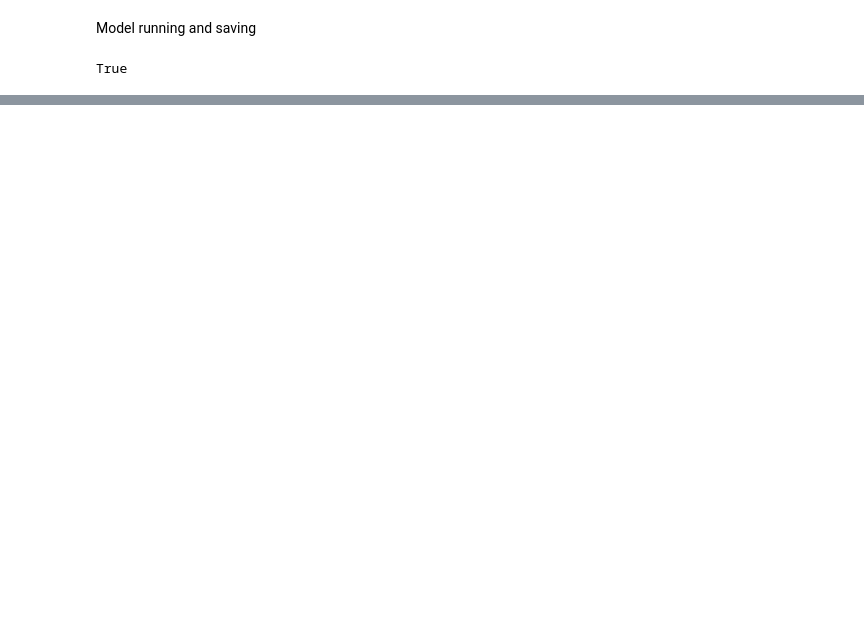
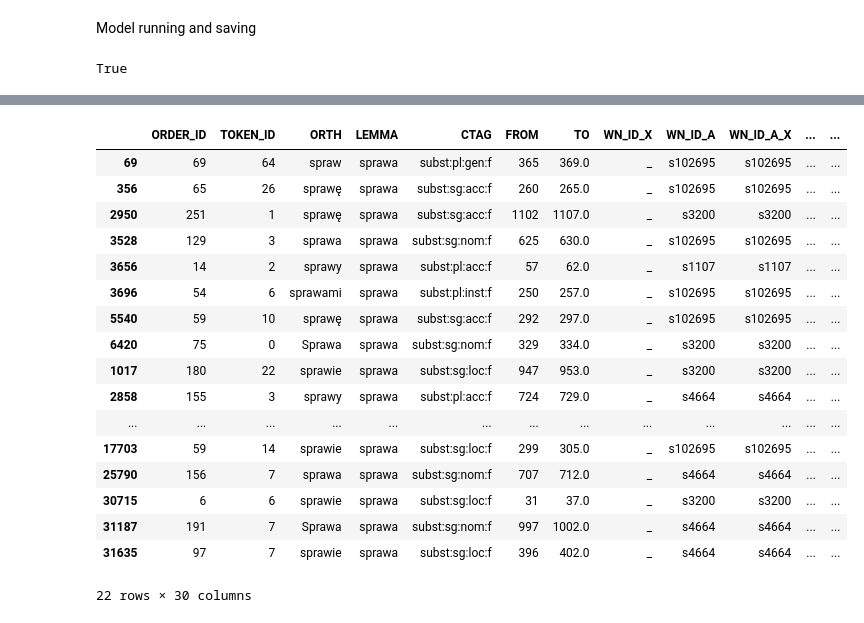
Before and after one commit to danielhutyra/word-sense-disambiguation-in-polish, a Jupyter notebook: Kod_final.ipynb, the cells around one changed output, grey strips where cells are left out. Cells and saved outputs as stored; diff of their text form; code cells hidden in the pictures; blank space fills up the shorter version.

```diff
--- a/Kod_final.ipynb
+++ b/Kod_final.ipynb
@@ -754,14 +830,0 @@ Test data metrics
-# %%
-path_kpwr = 'test_gold_standard/kpwr/'
-path_results = 'results/kpwr/'
-files_kpwr = os.listdir(path_results)
-full_kpwr_results_df = pd.DataFrame()
-
-for file_name in files_kpwr:
-  result_file_name = path_results + file_name
-  file_name = path_kpwr + file_name
-  df = pd.read_csv(file_name, sep = '\t')[["ORDER_ID", "WN_ID"]]
-  result_df = pd.read_csv(result_file_name, sep = '\t')
-  df.rename(columns={'WN_ID': 'WN_ID_ACTUAL'}, inplace=True)
-  result_df = pd.merge(result_df, df, how='inner', on='ORDER_ID')
-  full_kpwr_results_df = full_kpwr_results_df.append(result_df)
@@ -779,14 +830,0 @@ print(f"recall for kpwr = {correctly_predicted_senses_count/count_annotated_in_t
-# %%
-path_sherlock = 'test_gold_standard/sherlock/'
-path_results = 'results/sherlock/'
-files_sherlock = os.listdir(path_results)
-full_sherlock_results_df = pd.DataFrame()
-
-for file_name in files_sherlock:
-  result_file_name = path_results + file_name
-  file_name = path_sherlock + file_name
-  df = pd.read_csv(file_name, sep = '\t')[["ORDER_ID", "WN_ID"]]
-  result_df = pd.read_csv(result_file_name, sep = '\t')
-  df.rename(columns={'WN_ID': 'WN_ID_ACTUAL'}, inplace=True)
-  result_df = pd.merge(result_df, df, how='inner', on='ORDER_ID')
-  full_sherlock_results_df = full_sherlock_results_df.append(result_df)
@@ -807,0 +2780,24 @@ with open('list_final_results.pkl', 'wb') as fp:
+# %%
+sher_kpwr_df = full_sherlock_results_df.copy()
+sher_kpwr_df = sher_kpwr_df.append(full_kpwr_results_df)
+# %%
+sher_kpwr_df[sher_kpwr_df.WN_ID_ACTUAL == "s102695"]
+# %% [output]
+|  | ORDER_ID | TOKEN_ID | ORTH | LEMMA | CTAG | FROM | TO | WN_ID_X | WN_ID_A | WN_ID_A_X | ... | ... |
+| 69 | 69 | 64 | spraw | sprawa | subst:pl:gen:f | 365 | 369.0 | _ | s102695 | s102695 | ... | ... |
+| 356 | 65 | 26 | sprawę | sprawa | subst:sg:acc:f | 260 | 265.0 | _ | s102695 | s102695 | ... | ... |
+| 2950 | 251 | 1 | sprawę | sprawa | subst:sg:acc:f | 1102 | 1107.0 | _ | s3200 | s3200 | ... | ... |
+| 3528 | 129 | 3 | sprawa | sprawa | subst:sg:nom:f | 625 | 630.0 | _ | s102695 | s102695 | ... | ... |
+| 3656 | 14 | 2 | sprawy | sprawa | subst:pl:acc:f | 57 | 62.0 | _ | s1107 | s1107 | ... | ... |
+| 3696 | 54 | 6 | sprawami | sprawa | subst:pl:inst:f | 250 | 257.0 | _ | s102695 | s102695 | ... | ... |
+| 5540 | 59 | 10 | sprawę | sprawa | subst:sg:acc:f | 292 | 297.0 | _ | s102695 | s102695 | ... | ... |
+| 6420 | 75 | 0 | Sprawa | sprawa | subst:sg:nom:f | 329 | 334.0 | _ | s3200 | s3200 | ... | ... |
+| 1017 | 180 | 22 | sprawie | sprawa | subst:sg:loc:f | 947 | 953.0 | _ | s3200 | s3200 | ... | ... |
+| 2858 | 155 | 3 | sprawy | sprawa | subst:pl:acc:f | 724 | 729.0 | _ | s4664 | s4664 | ... | ... |
+| ... | ... | ... | ... | ... | ... | ... | ... | ... | ... | ... | ... | ... |
+| 17703 | 59 | 14 | sprawie | sprawa | subst:sg:loc:f | 299 | 305.0 | _ | s102695 | s102695 | ... | ... |
+| 25790 | 156 | 7 | sprawa | sprawa | subst:sg:nom:f | 707 | 712.0 | _ | s4664 | s4664 | ... | ... |
+| 30715 | 6 | 6 | sprawie | sprawa | subst:sg:loc:f | 31 | 37.0 | _ | s3200 | s3200 | ... | ... |
+| 31187 | 191 | 7 | Sprawa | sprawa | subst:sg:nom:f | 997 | 1002.0 | _ | s4664 | s4664 | ... | ... |
+| 31635 | 97 | 7 | sprawie | sprawa | subst:sg:loc:f | 396 | 402.0 | _ | s4664 | s4664 | ... | ... |
+22 rows × 30 columns
```
Also changed, not shown: parts of 177 cells of this notebook.
